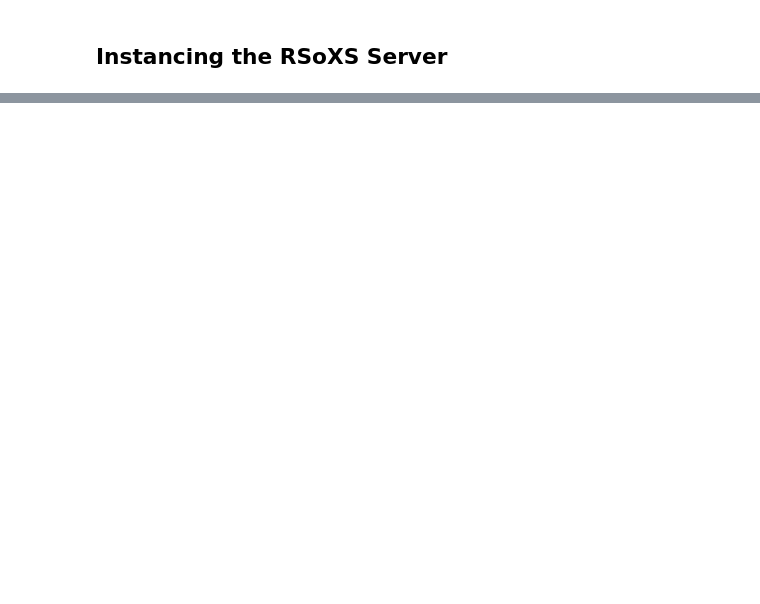
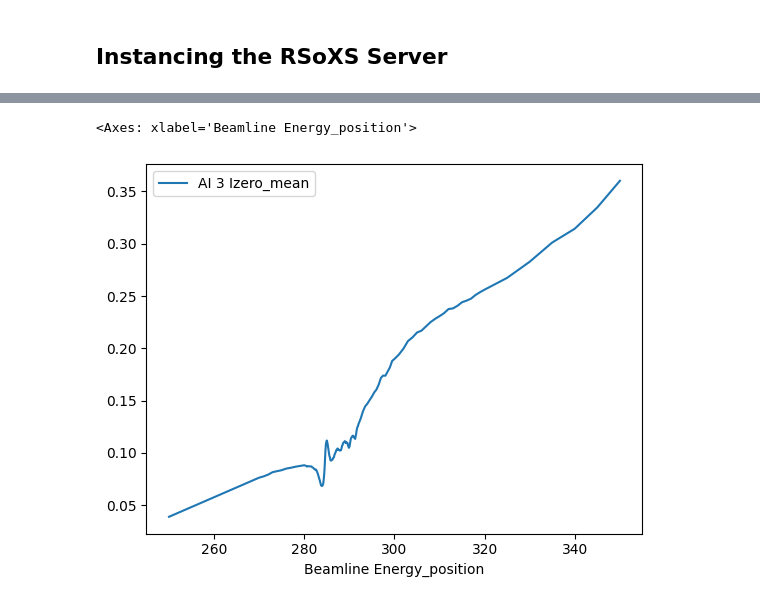
Before and after one commit to ALS-RSOXS/auto-reflect, a Jupyter notebook: test_API.ipynb, the cells around one changed output, grey strips where cells are left out. Saved outputs shown, nothing was run; the diff lists cells and outputs as text; code cells hidden in the pictures; blank space fills up the shorter version.

```diff
--- a/test_API.ipynb
+++ b/test_API.ipynb
@@ -339,0 +274,5 @@ type Motor = Literal[
+# %%
+scan_data.plot(x="Beamline Energy_position", y="AI 3 Izero_mean")
+# %% [output]
+<Axes: xlabel='Beamline Energy_position'>
+[figure, added]
```
Also changed, not shown: parts of 30 cells of this notebook, 6 other files.
